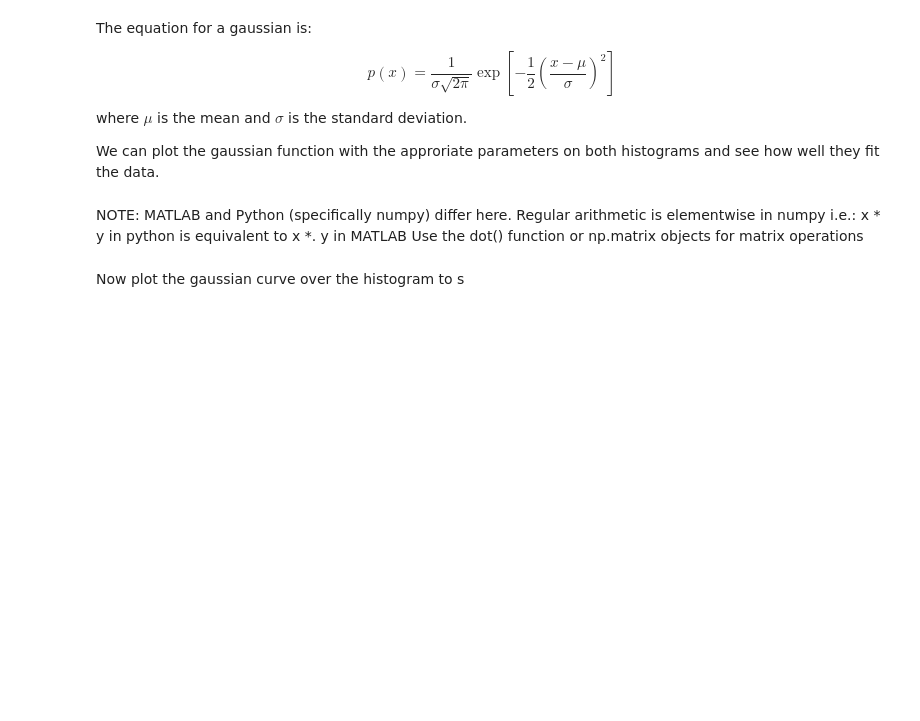
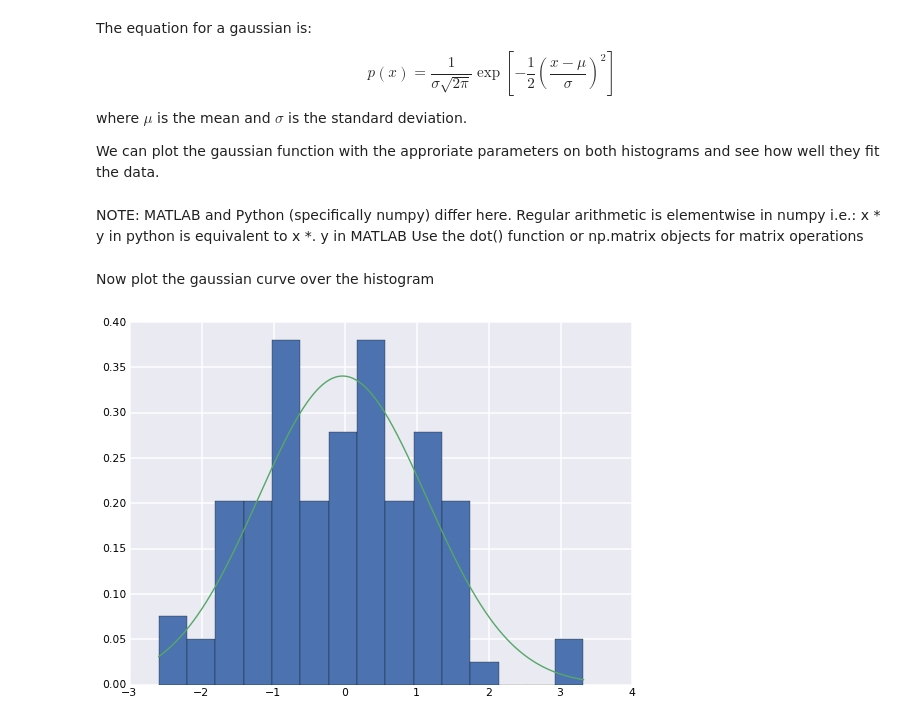
Before and after one commit to mwaskom/Psych216, a Jupyter notebook: week1_tutorial.ipynb, the cells around one changed output. Saved outputs shown, nothing was run; the diff lists cells and outputs as text; code cells hidden in the pictures; blank space fills up the shorter version.

```diff
--- a/week1_tutorial.ipynb
+++ b/week1_tutorial.ipynb
@@ -121,17 +121,17 @@ We can plot the gaussian function with the approriate parameters on both histogr
 # First create a vector of x values spanning the support of the histogram
 x = linspace(d.min(), d.max(), 1000)
 
-# Let's define a function to calculate the gaussian function for a given x
-gauss = lambda x: (1 / (s * sqrt(2 * pi)) * exp(-0.5 * ((x - m) / s) ** 2))
+# Let's define a function to calculate the gaussian function for a given x, mean, and std
+gauss = lambda x, m, s: (1 / (s * sqrt(2 * pi)) * exp(-0.5 * ((x - m) / s) ** 2))
 
 # We could iterate through the x values and calculate a y value for each using this equation
 y0 = zeros_like(x)
 for i, x_i in enumerate(x):
-    y0[i] = gauss(x_i)
+    y0[i] = gauss(x_i, m, s)
 
 # You can also do it in one step with a vectorized computation.
 # In general, avoid for loops, as vectorized expressions are much faster.
-y = gauss(x)
+y = gauss(x, m, s)
 # %% [markdown]
 NOTE: MATLAB and Python (specifically numpy) differ here.
 Regular arithmetic is elementwise in numpy
@@ -143,2 +140,8 @@ assert(y0 == y).all()
 # %% [markdown]
-Now plot the gaussian curve over the histogram to s
+Now plot the gaussian curve over the histogram
+# %%
+# Use a normed histogram to match the range of the probaiblity density function
+hist(d, 15, normed=True)
+plot(x, y);
+# %% [output]
+[figure, added]
```
Also changed, not shown: parts of 26 cells of this notebook.
